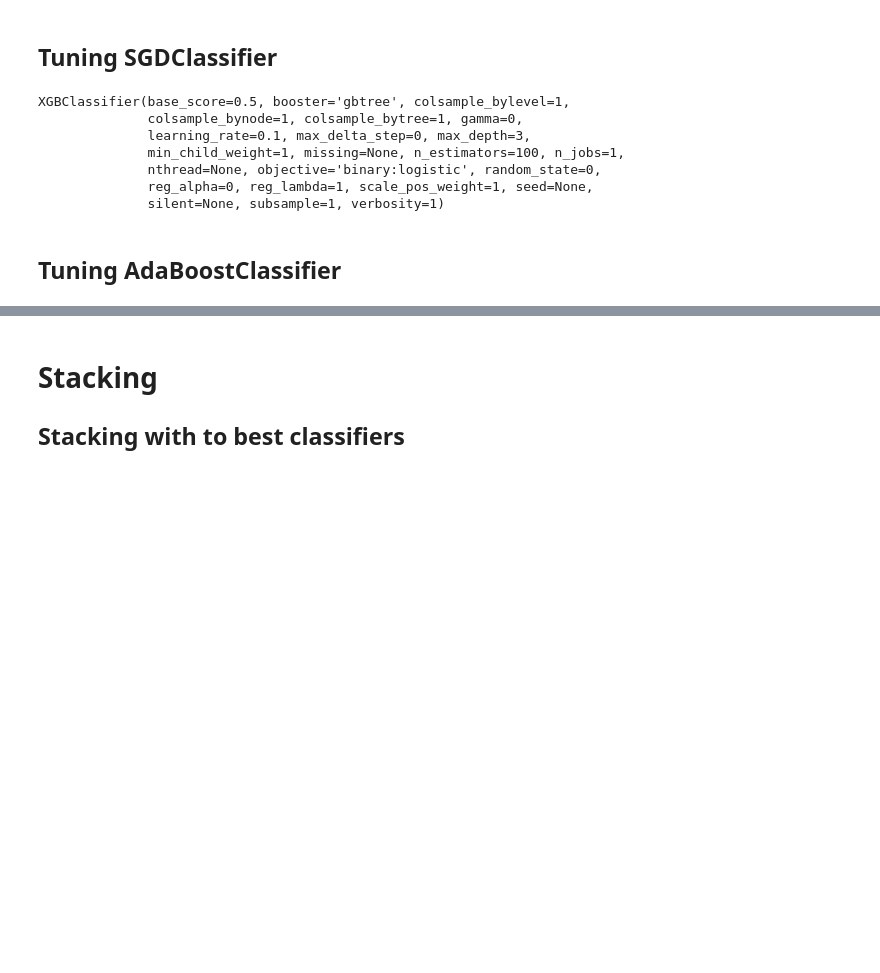
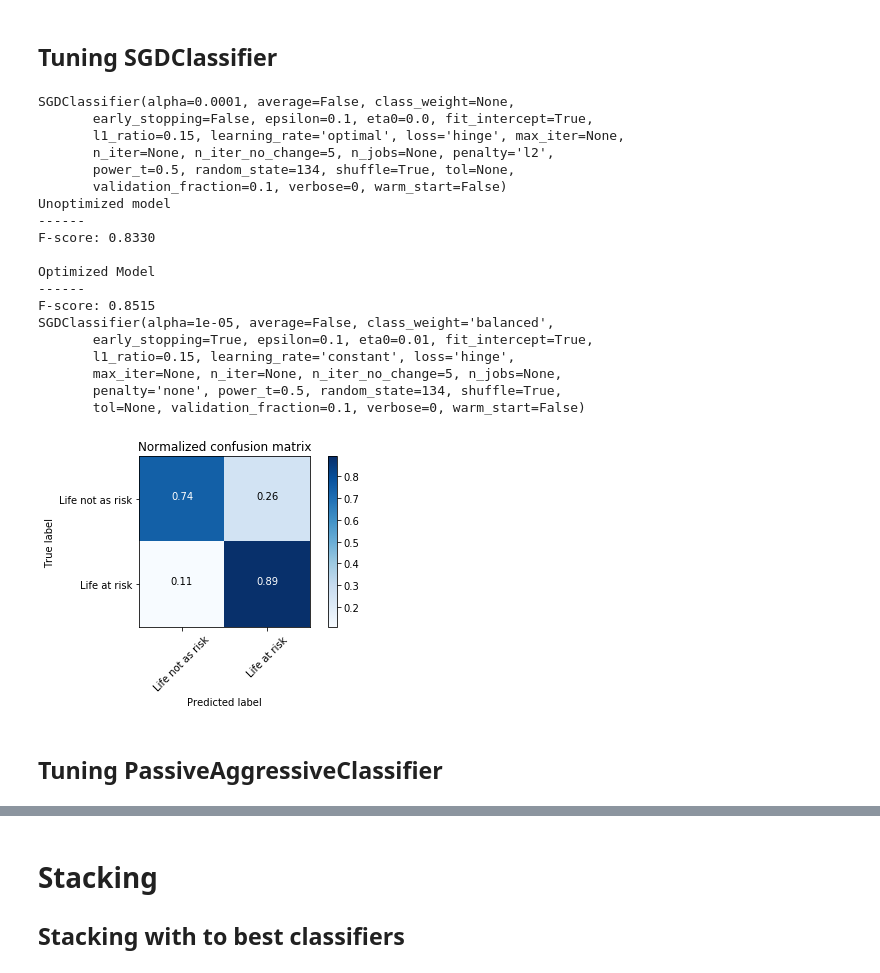
Before and after one commit to mrugeles/Supersalud-PQRSD, a Jupyter notebook: 5) Model Creation and Evaluation.ipynb, the cells around one changed output, grey strips where cells are left out. Cells and saved outputs as stored; diff of their text form; code cells hidden in the pictures; blank space fills up the shorter version.

Commit message:
Updating model creation

```diff
--- a/5) Model Creation and Evaluation.ipynb
+++ b/5) Model Creation and Evaluation.ipynb
@@ -90,35 +91,51 @@ Testing set has 17536 samples.
 ## Tuning SGDClassifier
 # %%
 from sklearn.metrics import make_scorer
-import xgboost as xgb
+from sklearn.linear_model import SGDClassifier
 
-sdg_classifier = xgb.XGBClassifier()
+sdg_classifier = SGDClassifier(random_state = seed)
 print(sdg_classifier)
 
 sdg_parameters = {
-  'max_depth':[15],
-  'n_estimators':[100, 150],
-  #'booster': ['gbtree', 'gblinear', 'dart'],
-  'n_jobs':[16]
+    'alpha':[0.00001],
+    'penalty':['none', 'l1', 'l2', 'elasticnet'],
+    'eta0':[0.01],
+    'learning_rate': ['constant', 'optimal', 'invscaling', 'adaptive'],
+    'early_stopping': [True, False],
+    'class_weight':['balanced'],
+    'fit_intercept': [True, False],
 }
 
 sdg_classifier, default_sdg_score, tunned_sdg_score, sdg_matrix = model_utils.tune_classifier(sdg_classifier, sdg_parameters, X_train, X_test, y_train, y_test)
 
 model_utils.plot_confusion_matrix(sdg_matrix, classes=['Life not as risk', 'Life at risk'], normalize = True)
 print("Unoptimized model\n------")
 print("F-score: {:.4f}".format(default_sdg_score))
 print("\nOptimized Model\n------")
 print("F-score: {:.4f}".format(tunned_sdg_score))
 joblib.dump(sdg_classifier, 'sdg_classifier.joblib')
 print(sdg_classifier)
 # %% [output]
-XGBClassifier(base_score=0.5, booster='gbtree', colsample_bylevel=1,
-              colsample_bynode=1, colsample_bytree=1, gamma=0,
-              learning_rate=0.1, max_delta_step=0, max_depth=3,
-              min_child_weight=1, missing=None, n_estimators=100, n_jobs=1,
-              nthread=None, objective='binary:logistic', random_state=0,
-              reg_alpha=0, reg_lambda=1, scale_pos_weight=1, seed=None,
-              silent=None, subsample=1, verbosity=1)
+SGDClassifier(alpha=0.0001, average=False, class_weight=None,
+       early_stopping=False, epsilon=0.1, eta0=0.0, fit_intercept=True,
+       l1_ratio=0.15, learning_rate='optimal', loss='hinge', max_iter=None,
+       n_iter=None, n_iter_no_change=5, n_jobs=None, penalty='l2',
+       power_t=0.5, random_state=134, shuffle=True, tol=None,
+       validation_fraction=0.1, verbose=0, warm_start=False)
+Unoptimized model
+------
+F-score: 0.8330
+
+Optimized Model
+------
+F-score: 0.8515
+SGDClassifier(alpha=1e-05, average=False, class_weight='balanced',
+       early_stopping=True, epsilon=0.1, eta0=0.01, fit_intercept=True,
+       l1_ratio=0.15, learning_rate='constant', loss='hinge',
+       max_iter=None, n_iter=None, n_iter_no_change=5, n_jobs=None,
+       penalty='none', power_t=0.5, random_state=134, shuffle=True,
+       tol=None, validation_fraction=0.1, verbose=0, warm_start=False)
+[figure, added]
 # %% [markdown]
-## Tuning AdaBoostClassifier
+## Tuning PassiveAggressiveClassifier
 # %%
```
Also changed, not shown: parts of 9 cells of this notebook, 4 other files.
